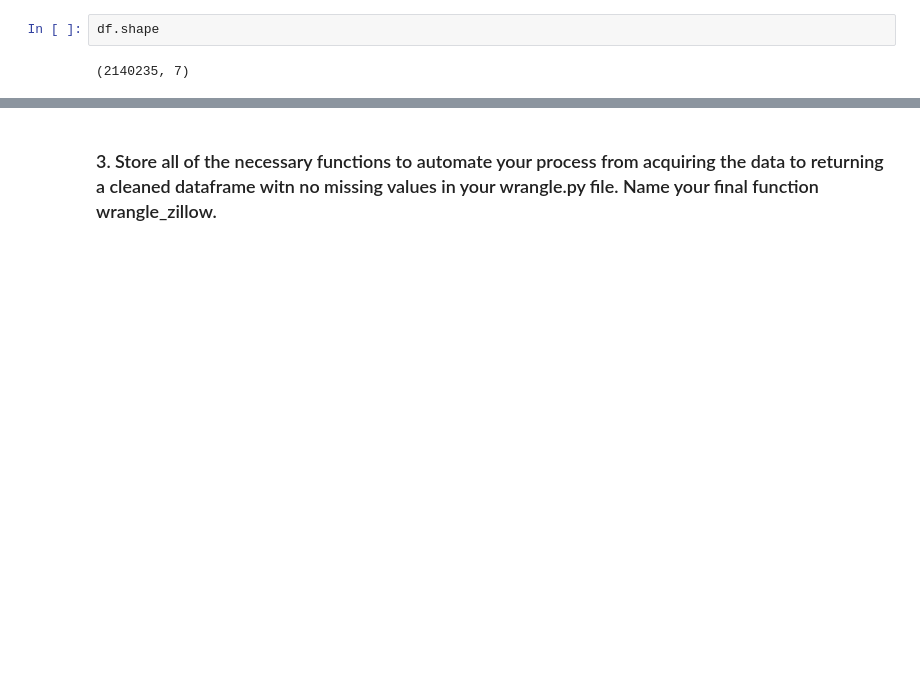
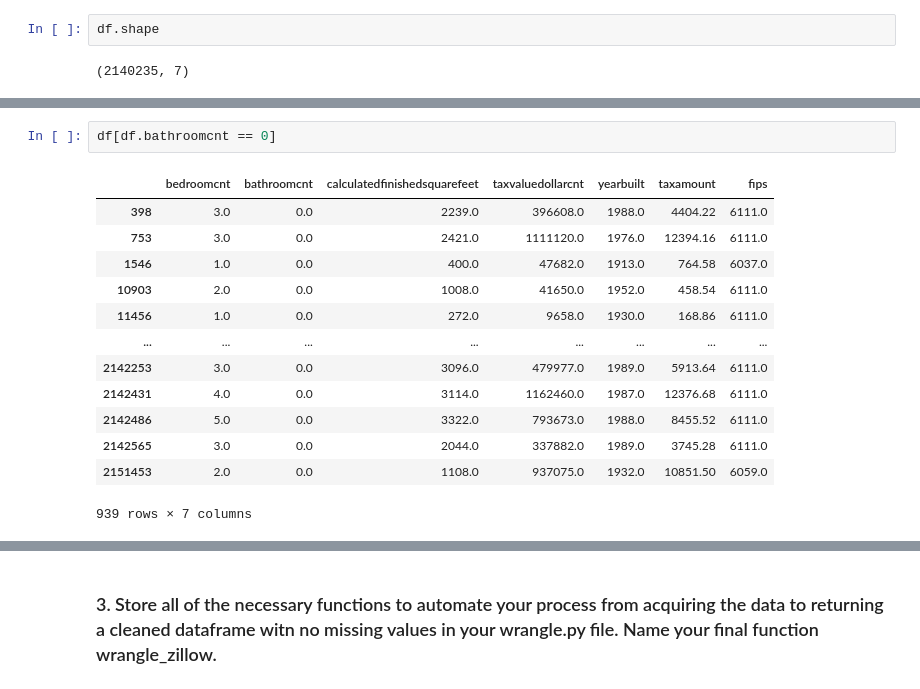
Before and after one commit to rajaramgautam/regression-exercises, a Jupyter notebook: wrangle.ipynb, the cells around one changed output, grey strips where cells are left out. Saved outputs shown, nothing was run; the diff lists cells and outputs as text; blank space fills up the shorter version.

```diff
--- a/wrangle.ipynb
+++ b/wrangle.ipynb
@@ -236,0 +276,16 @@ df.shape
+# %%
+df[df.bathroomcnt == 0]
+# %% [output]
+|  | bedroomcnt | bathroomcnt | calculatedfinishedsquarefeet | taxvaluedollarcnt | yearbuilt | taxamount | fips |
+| 398 | 3.0 | 0.0 | 2239.0 | 396608.0 | 1988.0 | 4404.22 | 6111.0 |
+| 753 | 3.0 | 0.0 | 2421.0 | 1111120.0 | 1976.0 | 12394.16 | 6111.0 |
+| 1546 | 1.0 | 0.0 | 400.0 | 47682.0 | 1913.0 | 764.58 | 6037.0 |
+| 10903 | 2.0 | 0.0 | 1008.0 | 41650.0 | 1952.0 | 458.54 | 6111.0 |
+| 11456 | 1.0 | 0.0 | 272.0 | 9658.0 | 1930.0 | 168.86 | 6111.0 |
+| ... | ... | ... | ... | ... | ... | ... | ... |
+| 2142253 | 3.0 | 0.0 | 3096.0 | 479977.0 | 1989.0 | 5913.64 | 6111.0 |
+| 2142431 | 4.0 | 0.0 | 3114.0 | 1162460.0 | 1987.0 | 12376.68 | 6111.0 |
+| 2142486 | 5.0 | 0.0 | 3322.0 | 793673.0 | 1988.0 | 8455.52 | 6111.0 |
+| 2142565 | 3.0 | 0.0 | 2044.0 | 337882.0 | 1989.0 | 3745.28 | 6111.0 |
+| 2151453 | 2.0 | 0.0 | 1108.0 | 937075.0 | 1932.0 | 10851.50 | 6059.0 |
+939 rows × 7 columns
```
Also changed, not shown: parts of 14 cells of this notebook.
